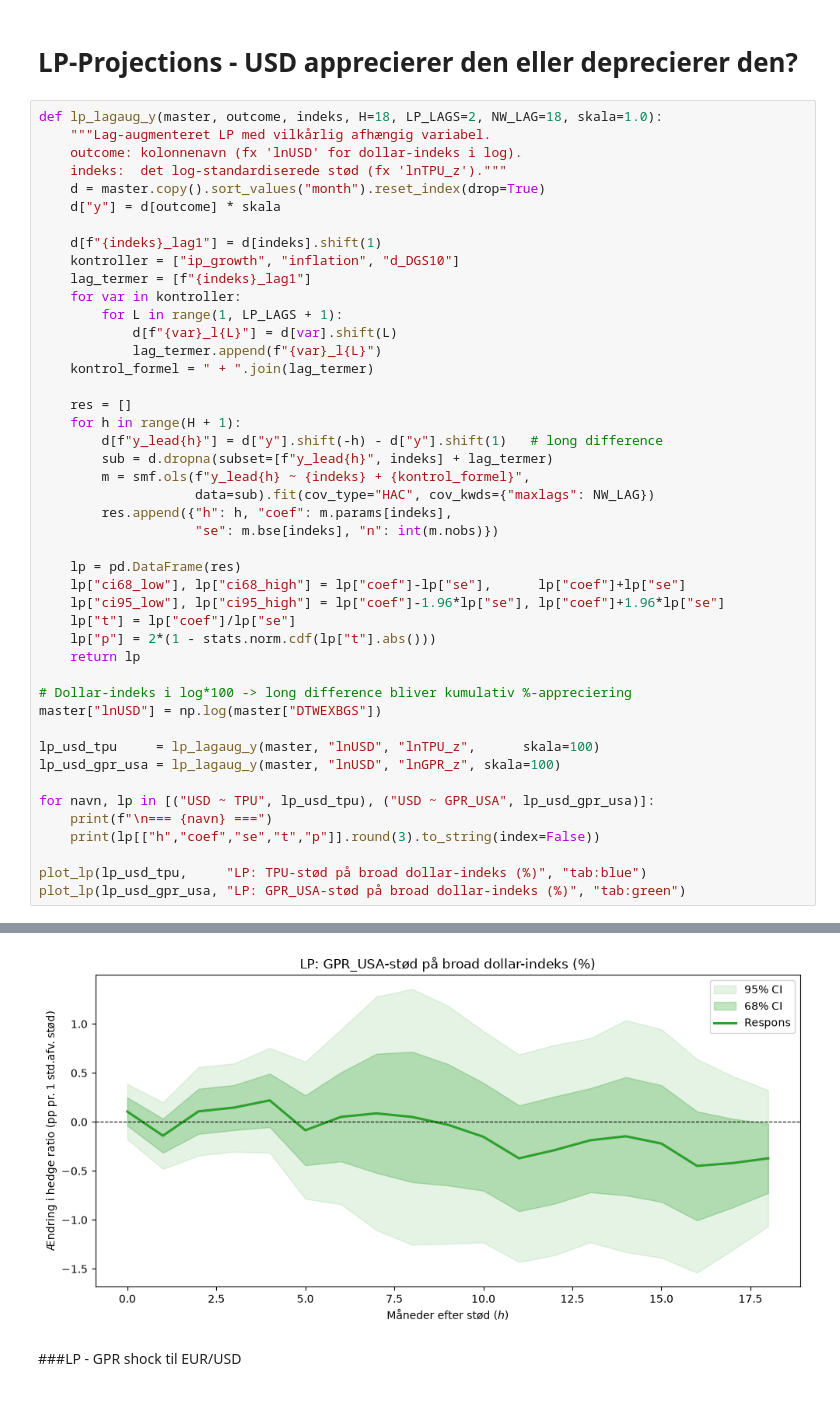
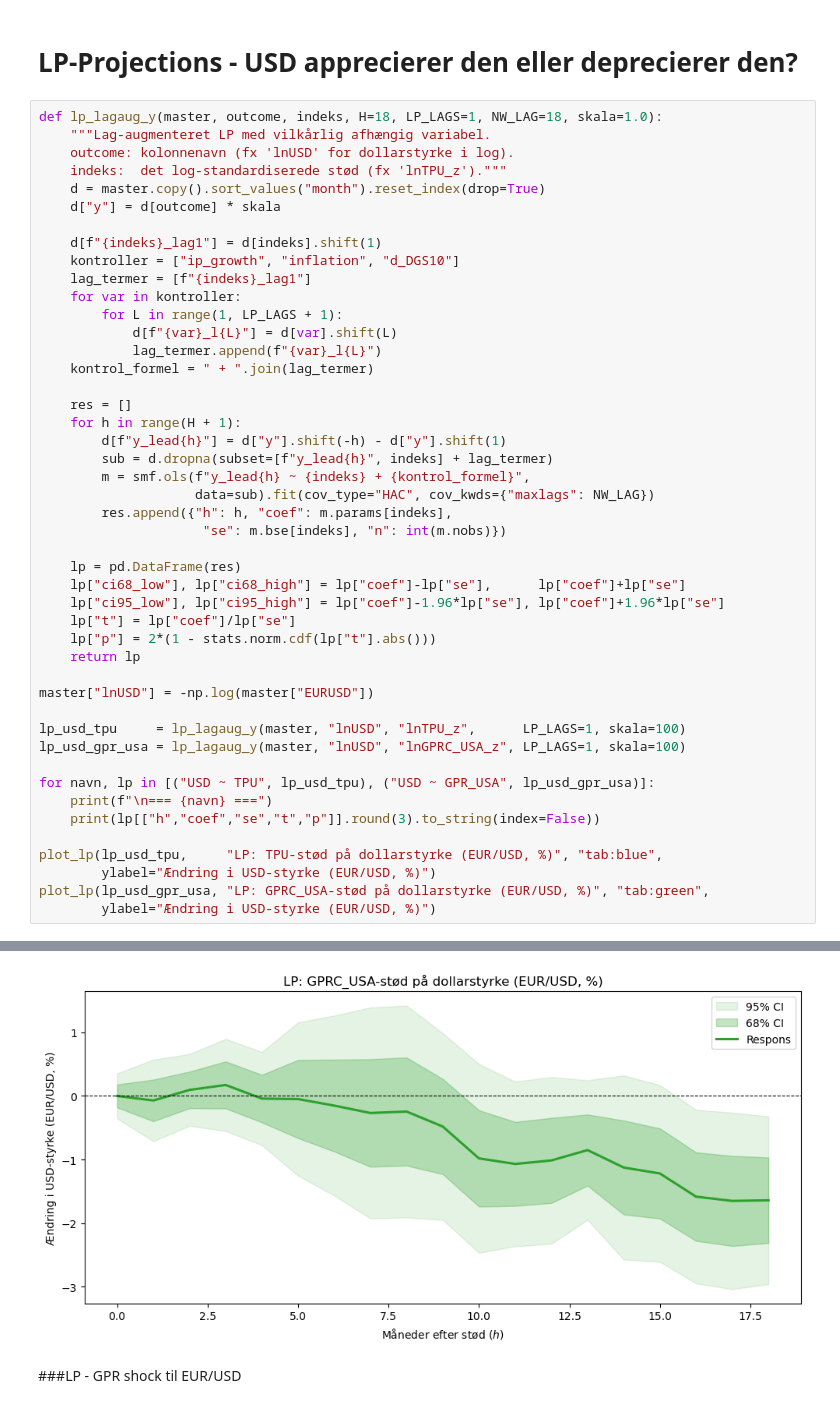
Before and after one commit to oliviarytter/Speciale, a Jupyter notebook: Local_projections.ipynb, the cells around one changed output, grey strips where cells are left out. Saved outputs shown, nothing was run; the diff lists cells and outputs as text.

```diff
--- a/Local_projections.ipynb
+++ b/Local_projections.ipynb
@@ -263,9 +263,9 @@ plot_lp(lp_gpr_usa, "Local projection: GPR-stød (USA) på USD hedge ratio", "ta
 # %% [markdown]
 # LP-Projections - USD apprecierer den eller deprecierer den?
 # %%
-def lp_lagaug_y(master, outcome, indeks, H=18, LP_LAGS=2, NW_LAG=18, skala=1.0):
+def lp_lagaug_y(master, outcome, indeks, H=18, LP_LAGS=1, NW_LAG=18, skala=1.0):
     """Lag-augmenteret LP med vilkårlig afhængig variabel.
-    outcome: kolonnenavn (fx 'lnUSD' for dollar-indeks i log).
+    outcome: kolonnenavn (fx 'lnUSD' for dollarstyrke i log).
     indeks:  det log-standardiserede stød (fx 'lnTPU_z')."""
     d = master.copy().sort_values("month").reset_index(drop=True)
     d["y"] = d[outcome] * skala
@@ -281,12 +281,12 @@ def lp_lagaug_y(master, outcome, indeks, H=18, LP_LAGS=2, NW_LAG=18, skala=1.0):
 
     res = []
     for h in range(H + 1):
-        d[f"y_lead{h}"] = d["y"].shift(-h) - d["y"].shift(1)   # long difference
+        d[f"y_lead{h}"] = d["y"].shift(-h) - d["y"].shift(1)
         sub = d.dropna(subset=[f"y_lead{h}", indeks] + lag_termer)
         m = smf.ols(f"y_lead{h} ~ {indeks} + {kontrol_formel}",
                     data=sub).fit(cov_type="HAC", cov_kwds={"maxlags": NW_LAG})
         res.append({"h": h, "coef": m.params[indeks],
-                    "se": m.bse[indeks], "n": int(m.nobs)})
+                     "se": m.bse[indeks], "n": int(m.nobs)})
 
     lp = pd.DataFrame(res)
     lp["ci68_low"], lp["ci68_high"] = lp["coef"]-lp["se"],      lp["coef"]+lp["se"]
@@ -295,18 +295,19 @@ def lp_lagaug_y(master, outcome, indeks, H=18, LP_LAGS=2, NW_LAG=18, skala=1.0):
     lp["p"] = 2*(1 - stats.norm.cdf(lp["t"].abs()))
     return lp
 
-# Dollar-indeks i log*100 -> long difference bliver kumulativ %-appreciering
-master["lnUSD"] = np.log(master["DTWEXBGS"])
+master["lnUSD"] = -np.log(master["EURUSD"])
 
-lp_usd_tpu     = lp_lagaug_y(master, "lnUSD", "lnTPU_z",      skala=100)
-lp_usd_gpr_usa = lp_lagaug_y(master, "lnUSD", "lnGPR_z", skala=100)
+lp_usd_tpu     = lp_lagaug_y(master, "lnUSD", "lnTPU_z",      LP_LAGS=1, skala=100)
+lp_usd_gpr_usa = lp_lagaug_y(master, "lnUSD", "lnGPRC_USA_z", LP_LAGS=1, skala=100)
 
 for navn, lp in [("USD ~ TPU", lp_usd_tpu), ("USD ~ GPR_USA", lp_usd_gpr_usa)]:
     print(f"\n=== {navn} ===")
     print(lp[["h","coef","se","t","p"]].round(3).to_string(index=False))
 
-plot_lp(lp_usd_tpu,     "LP: TPU-stød på broad dollar-indeks (%)", "tab:blue")
-plot_lp(lp_usd_gpr_usa, "LP: GPR_USA-stød på broad dollar-indeks (%)", "tab:green")
+plot_lp(lp_usd_tpu,     "LP: TPU-stød på dollarstyrke (EUR/USD, %)", "tab:blue",
+        ylabel="Ændring i USD-styrke (EUR/USD, %)")
+plot_lp(lp_usd_gpr_usa, "LP: GPRC_USA-stød på dollarstyrke (EUR/USD, %)", "tab:green",
+        ylabel="Ændring i USD-styrke (EUR/USD, %)")
 # %% [output]
 === USD ~ TPU ===
  h   coef    se      t     p
@@ -329,3 +330,3 @@ plot_lp(lp_usd_gpr_usa, "LP: GPR_USA-stød på broad dollar-indeks (%)", "tab:gr
-[figure, old version]
+[figure, new version]
 # %% [markdown]
 ###LP - GPR shock til EUR/USD
```
Also changed, not shown: parts of 4 cells of this notebook, 1 other file.
